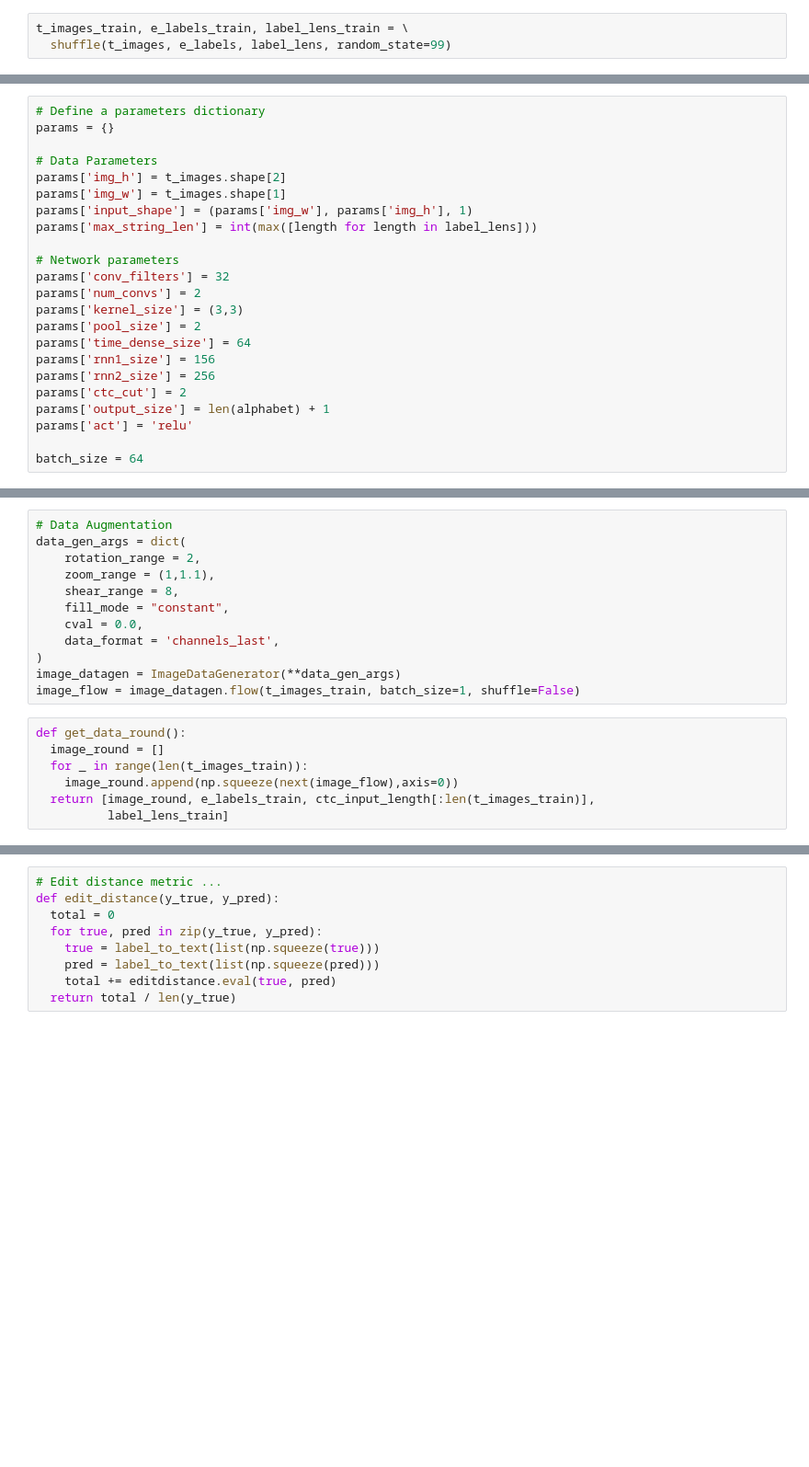
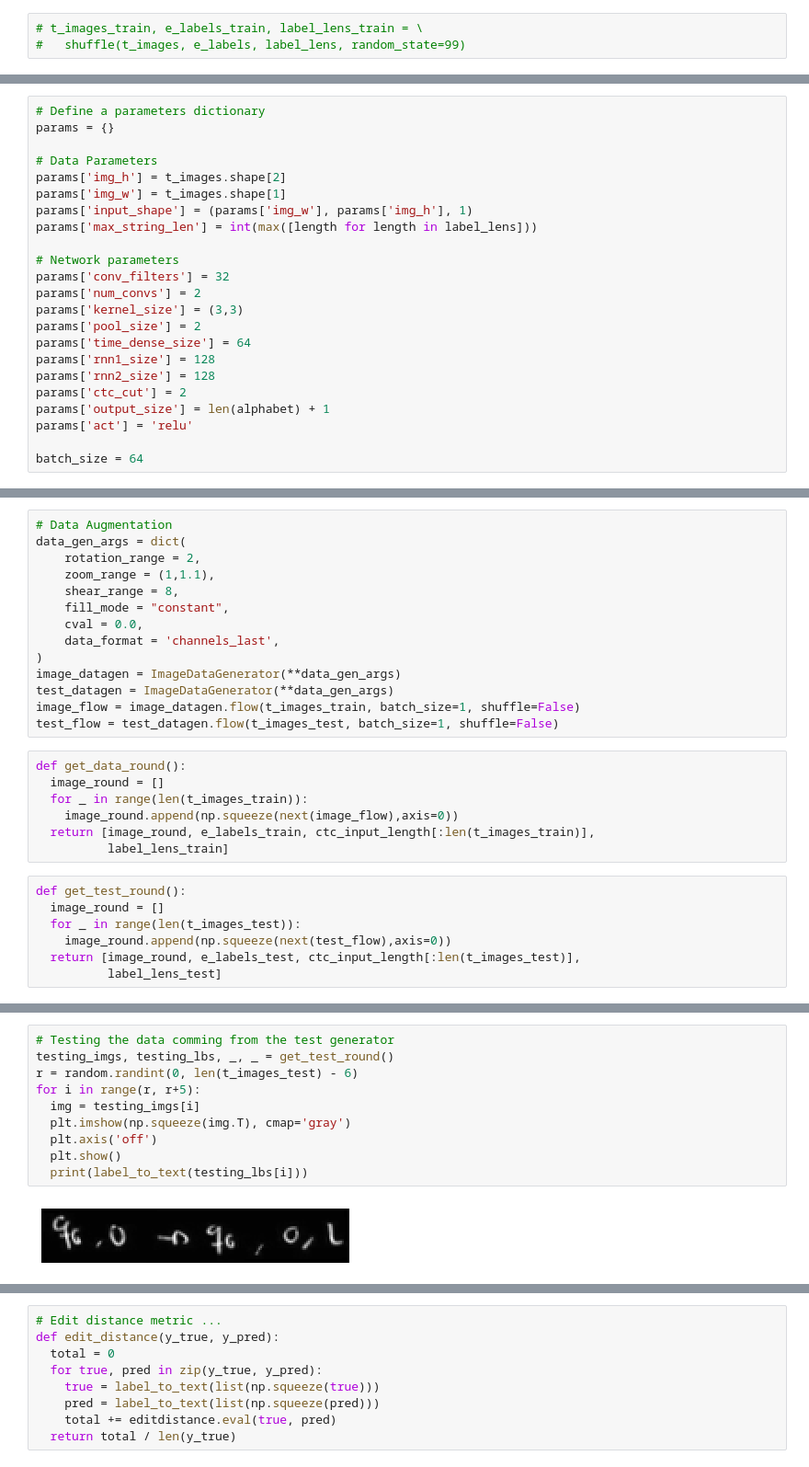
Before and after one commit to mariomeissner/deep-turing-ocr, a Jupyter notebook: notebooks/ocr_model.ipynb, the cells around one changed output, grey strips where cells are left out. Shown at 92% size. Drawn from its saved outputs; the diff is of its cells as text; blank space fills up the shorter version.

```diff
--- a/notebooks/ocr_model.ipynb
+++ b/notebooks/ocr_model.ipynb
@@ -87,6 +93,6 @@ t_images_train, e_labels_train, label_lens_train = \
 # %%
-t_images_train, e_labels_train, label_lens_train = \
-  shuffle(t_images, e_labels, label_lens, random_state=99)
+# t_images_train, e_labels_train, label_lens_train = \
+#   shuffle(t_images, e_labels, label_lens, random_state=99)
 # %%
 # Load alphabet
 folder = '/content/gdrive/My Drive/University/tfg/data/numpy_arrays/'
@@ -110,8 +116,8 @@ params['num_convs'] = 2
 params['kernel_size'] = (3,3)
 params['pool_size'] = 2
 params['time_dense_size'] = 64
-params['rnn1_size'] = 156
-params['rnn2_size'] = 256
+params['rnn1_size'] = 128
+params['rnn2_size'] = 128
 params['ctc_cut'] = 2
 params['output_size'] = len(alphabet) + 1
 params['act'] = 'relu'
@@ -175,7 +241,9 @@ data_gen_args = dict(
     data_format = 'channels_last',
 )
 image_datagen = ImageDataGenerator(**data_gen_args)
+test_datagen = ImageDataGenerator(**data_gen_args)
 image_flow = image_datagen.flow(t_images_train, batch_size=1, shuffle=False)
+test_flow = test_datagen.flow(t_images_test, batch_size=1, shuffle=False)
 # %%
 def get_data_round():
   image_round = []
@@ -183,6 +251,13 @@ def get_data_round():
     image_round.append(np.squeeze(next(image_flow),axis=0))
   return [image_round, e_labels_train, ctc_input_length[:len(t_images_train)],
           label_lens_train]
+# %%
+def get_test_round():
+  image_round = []
+  for _ in range(len(t_images_test)):
+    image_round.append(np.squeeze(next(test_flow),axis=0))
+  return [image_round, e_labels_test, ctc_input_length[:len(t_images_test)],
+          label_lens_test]
 # %%
 # Testing the data comming from the generator
 testing_imgs, testing_lbs, _, _ = get_data_round()
@@ -195,0 +282,12 @@ for i in range(r, r+5):
+# %%
+# Testing the data comming from the test generator
+testing_imgs, testing_lbs, _, _ = get_test_round()
+r = random.randint(0, len(t_images_test) - 6)
+for i in range(r, r+5):
+  img = testing_imgs[i]
+  plt.imshow(np.squeeze(img.T), cmap='gray')
+  plt.axis('off')
+  plt.show()
+  print(label_to_text(testing_lbs[i]))
+# %% [output]
+[figure, added]
```
Also changed, not shown: parts of 32 cells of this notebook, 5 other files.
